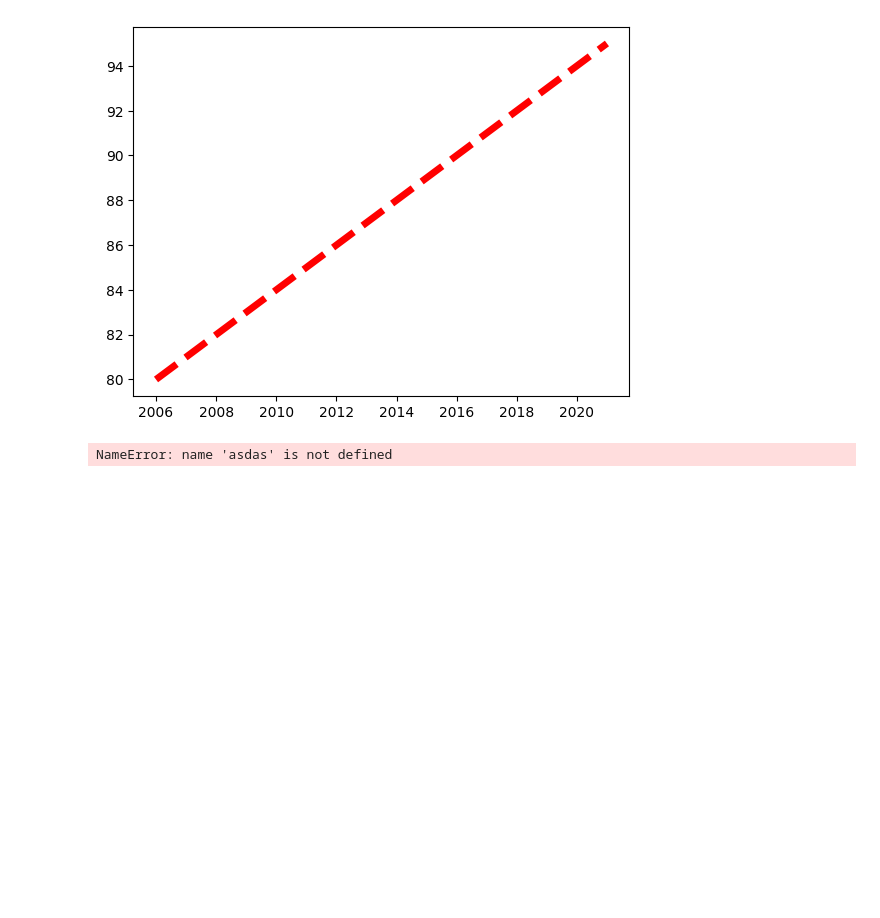
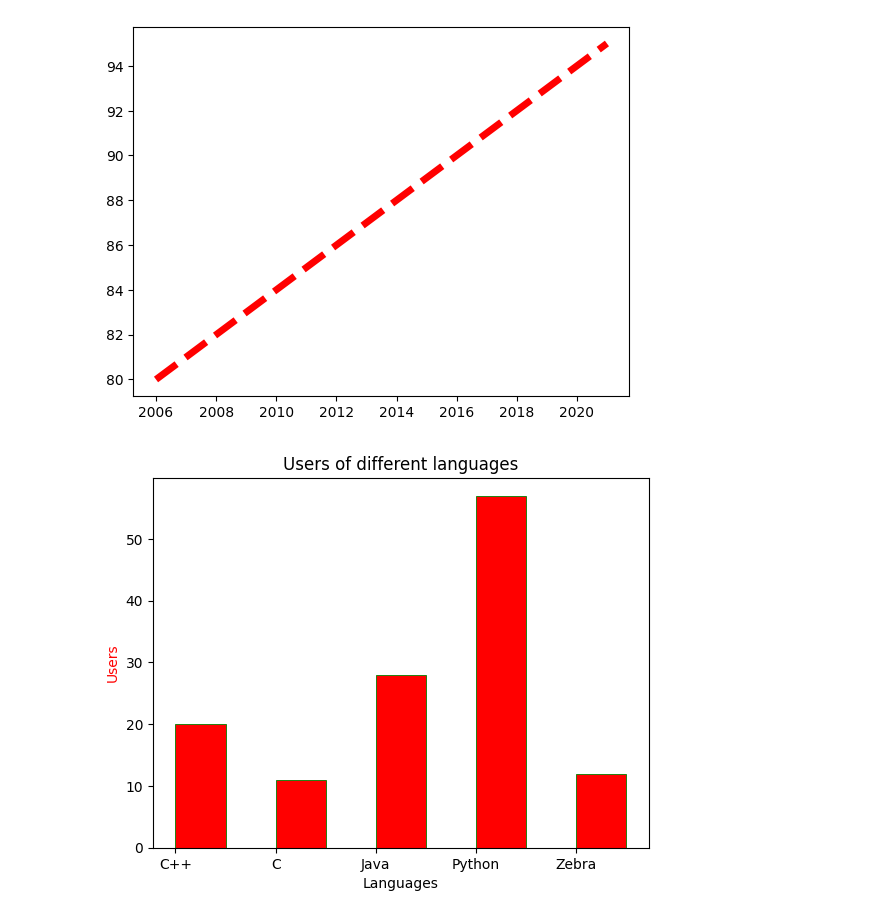
Before and after one commit to rowwmayn/ML-and-DL-Optimisation-Methods, a Jupyter notebook: Libraries/Advanced_Matplotlib.ipynb, the cells around one changed output. Saved outputs shown, nothing was run; the diff lists cells and outputs as text; code cells hidden in the pictures; blank space fills up the shorter version.

```diff
--- a/Libraries/Advanced_Matplotlib.ipynb
+++ b/Libraries/Advanced_Matplotlib.ipynb
@@ -28,6 +28,12 @@ plt.plot(year,weight, c='r', lw='5', linestyle="--");
 # %% [output]
 [figure]
 # %%
-asdas#
+# Bar charts
+x = ["C++", "C", "Java", "Python", "Zebra"];
+y = [20, 11, 28, 57, 12];
+plt.xlabel("Languages");
+plt.ylabel("Users", color="r");
+plt.title("Users of different languages");
+plt.bar(x,y, color="r", align='edge', width=0.5, edgecolor="green", lw=0.6);
 # %% [output]
-NameError: name 'asdas' is not defined
+[figure, added]
```
Also changed, not shown: parts of 1 cell of this notebook, 1 other file.
